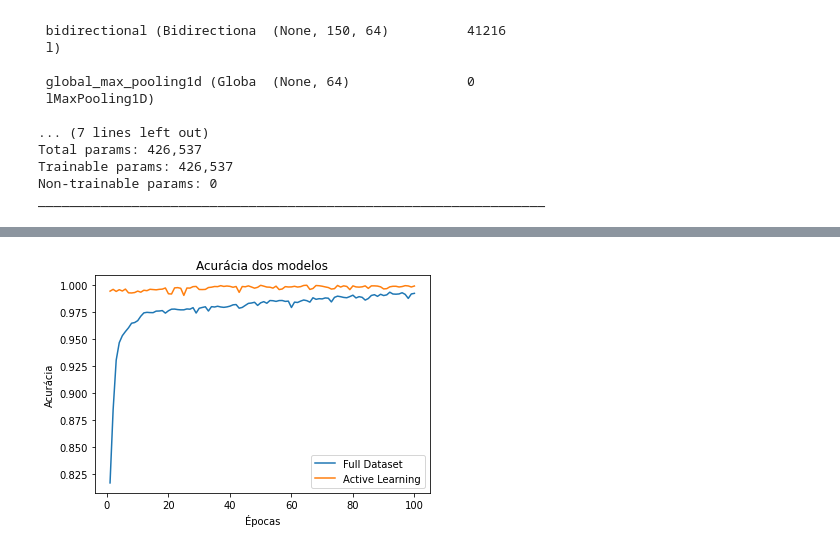
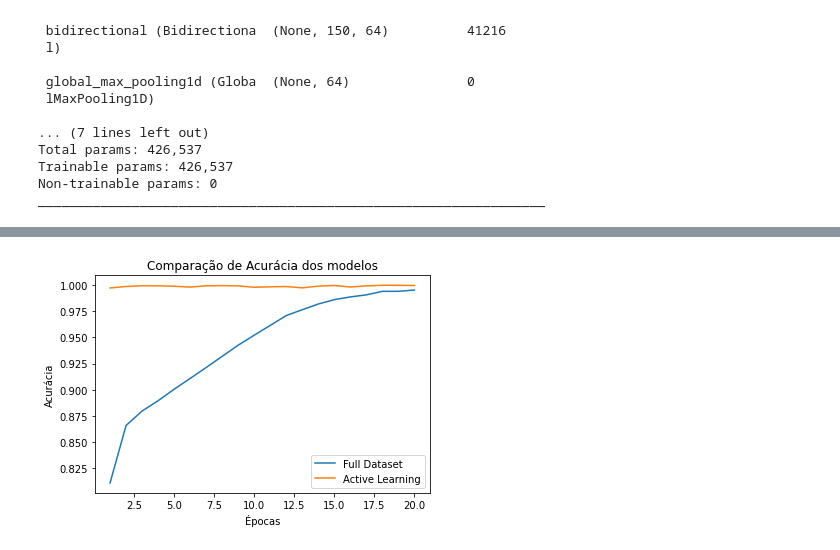
Before and after one commit to anovaes2002/active_learning, a Jupyter notebook: Alexsander_Active_learning.ipynb, the cells around one changed output, grey strips where cells are left out. Cells and saved outputs as stored; diff of their text form; code cells hidden in the pictures.

```diff
--- a/Alexsander_Active_learning.ipynb
+++ b/Alexsander_Active_learning.ipynb
@@ -201,4 +222,4 @@ _________________________________________________________________
 model.compile(
     loss      = "binary_crossentropy",
     optimizer = "rmsprop",
-    metrics   = [keras.metrics.BinaryAccuracy(),],)
+    metrics   = "accuracy")
@@ -271,0 +281,31 @@ new_train_dataset = batch_dataset(new_train_dataset)
+# %%
+# Calculando a probabilidade máxima para cada amostra de acordo com o dataset não rotulado,
+# e selecionando as amostras com os menores valores até que a quantidade total em "budget" seja selecionada.
+
+# Melhores resultados
+bests_results = prediction.max(axis=1)
+
+# Quantidade de dados a selecionar
+target = 100
+
+# Ordenando os índices
+index_order = np.argsort(bests_results)[:target]
+# %%
+# Unindo os dados do dataset unlabel
+unlabels, labels = tuple(zip(*unlabel_dataset))
+
+# Dados escolhidos baseados nas probabilidades menores
+unlabels_small = np.array(unlabels)[index_order]
+
+# Labels escolhidos baseados nas probabilidades menores
+labels_small = np.array(labels)[index_order]
+
+# Criando a lista com seus labels
+unlabel_dataset = tf.data.Dataset.from_tensor_slices((unlabels_small, labels_small))
+# %%
+# Novo dataset contendo os dados unlabel
+# Agregando ao dataset dataset de treinamento redimensionado o dataset unlabel
+new_train_dataset = train_dataset.concatenate(unlabel_dataset)
+
+# Reduzindo o novo dataset de treinamento com o batch_dataset(100)
+new_train_dataset = batch_dataset(new_train_dataset)
@@ -294,12 +354,12 @@ Epoch 100/100
 # %%
+#Plotando as acurácias dos dois modelos
 epochs_plot = np.arange(1, epochs + 1)
-
-plt.plot(epochs_plot, history1.history['binary_accuracy'], label = 'Full Dataset')
-plt.plot(epochs_plot, history2.history['binary_accuracy'], label = 'Active Learning')
-plt.title('Acurácia dos modelos')
+plt.plot(epochs_plot, history1.history['accuracy'], label = 'Full Dataset')
+plt.plot(epochs_plot, history2.history['accuracy'], label = 'Active Learning')
+plt.title('Comparação de Acurácia dos modelos')
 plt.xlabel('Épocas')
 plt.ylabel('Acurácia')
 plt.legend()
 plt.show()
 # %% [output]
-[figure, old version]
+[figure, new version]
```
Also changed, not shown: parts of 21 cells of this notebook.
